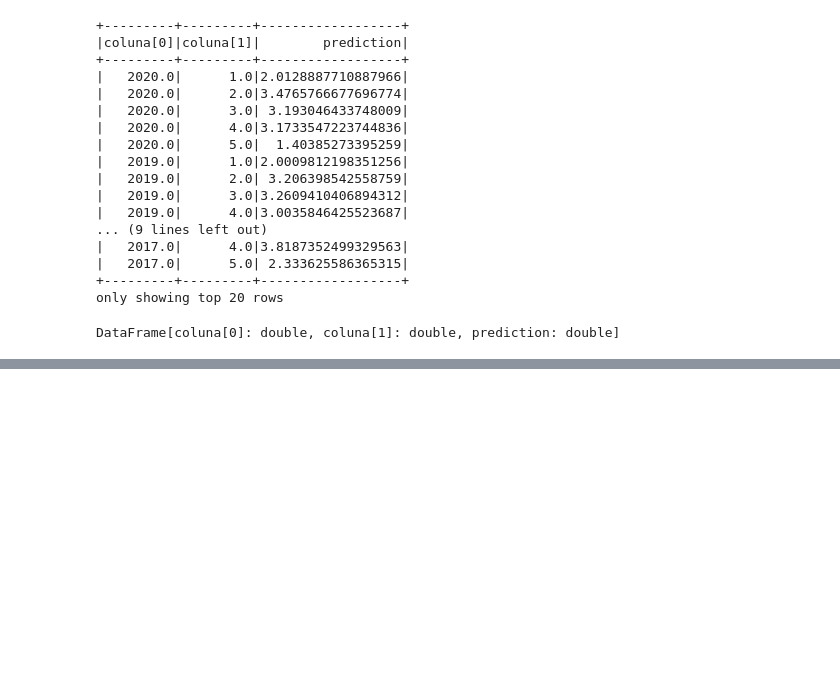
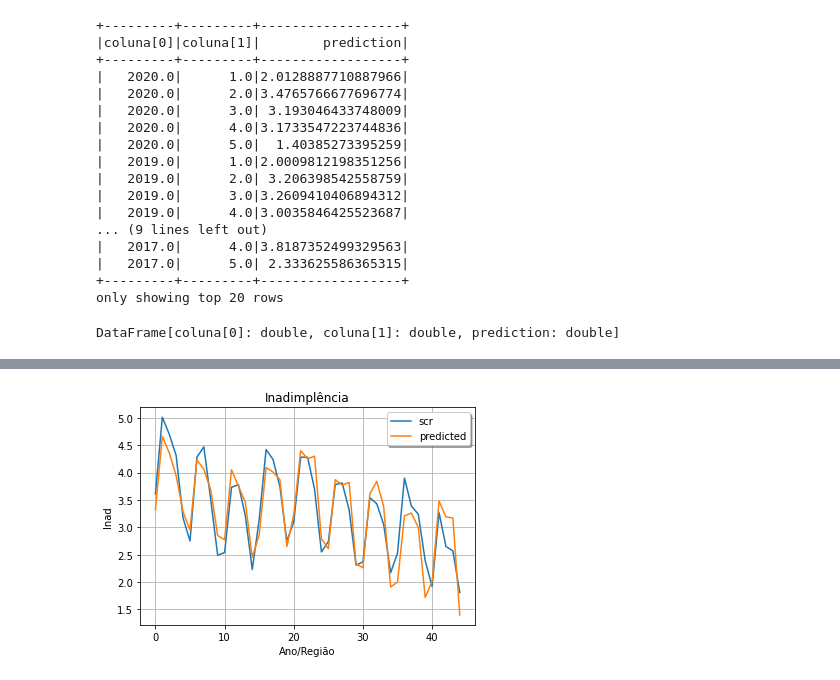
Before and after one commit to alexandrebaudon/TCC, a Jupyter notebook: TCC.ipynb, the cells around one changed output, grey strips where cells are left out. Saved outputs shown, nothing was run; the diff lists cells and outputs as text; code cells hidden in the pictures; blank space fills up the shorter version.

```diff
--- a/TCC.ipynb
+++ b/TCC.ipynb
@@ -326,3 +326,8 @@ arquivo_final
 DataFrame[coluna[0]: double, coluna[1]: double, prediction: double]
 # %%
 arquivo_final.write.mode("overwrite").format("csv").save("/mnt/hgfs/shared_folder/resultado")
+# %%
+grafico = spark.read.csv("/mnt/hgfs/shared_folder/resultado/resultado_grafico.csv",
+                      inferSchema=True,
+                     header=True,
+                     )
@@ -328,0 +354,4 @@ arquivo_final.write.mode("overwrite").format("csv").save("/mnt/hgfs/shared_folde
+# %%
+x_ax = range(0, grafico.count())
+y_pred = grafico.select("predict").collect()
+y_orig = grafico.select("scr").collect()
@@ -328,0 +360,11 @@ arquivo_final.write.mode("overwrite").format("csv").save("/mnt/hgfs/shared_folde
+# %%
+plt.plot(x_ax, y_orig, label="scr")
+plt.plot(x_ax, y_pred, label="predicted")
+plt.title("Inadimplência")
+plt.xlabel('Ano/Região')
+plt.ylabel('Inad')
+plt.legend(loc='best',fancybox=True, shadow=True)
+plt.grid(True)
+plt.show()
+# %% [output]
+[figure, added]
```
Also changed, not shown: parts of 3 cells of this notebook.
